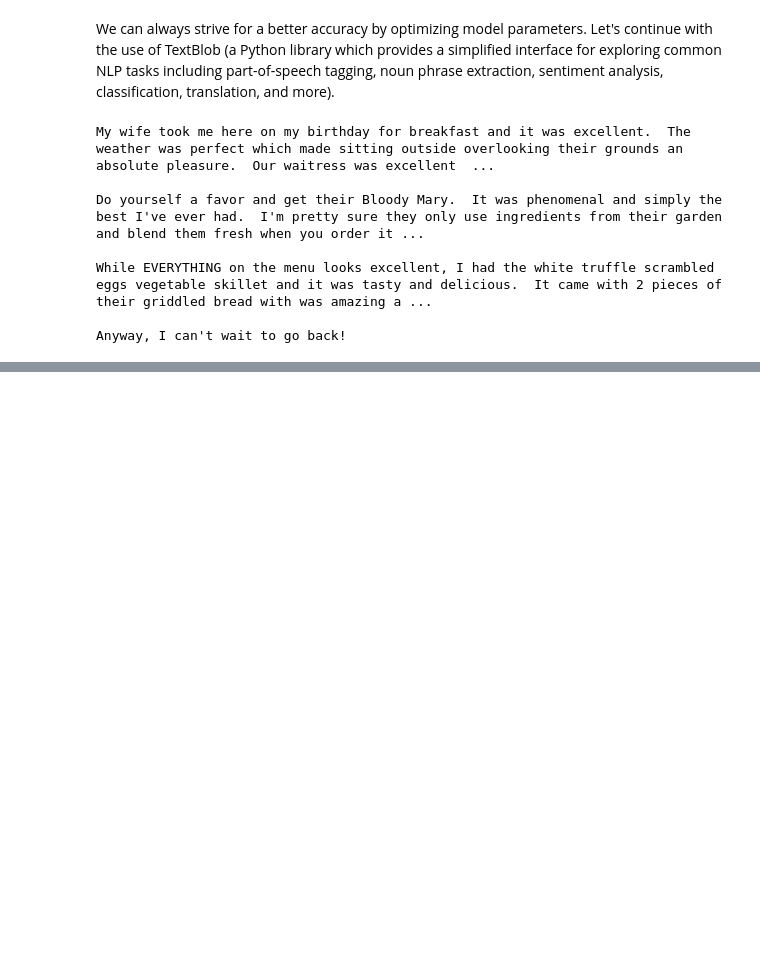
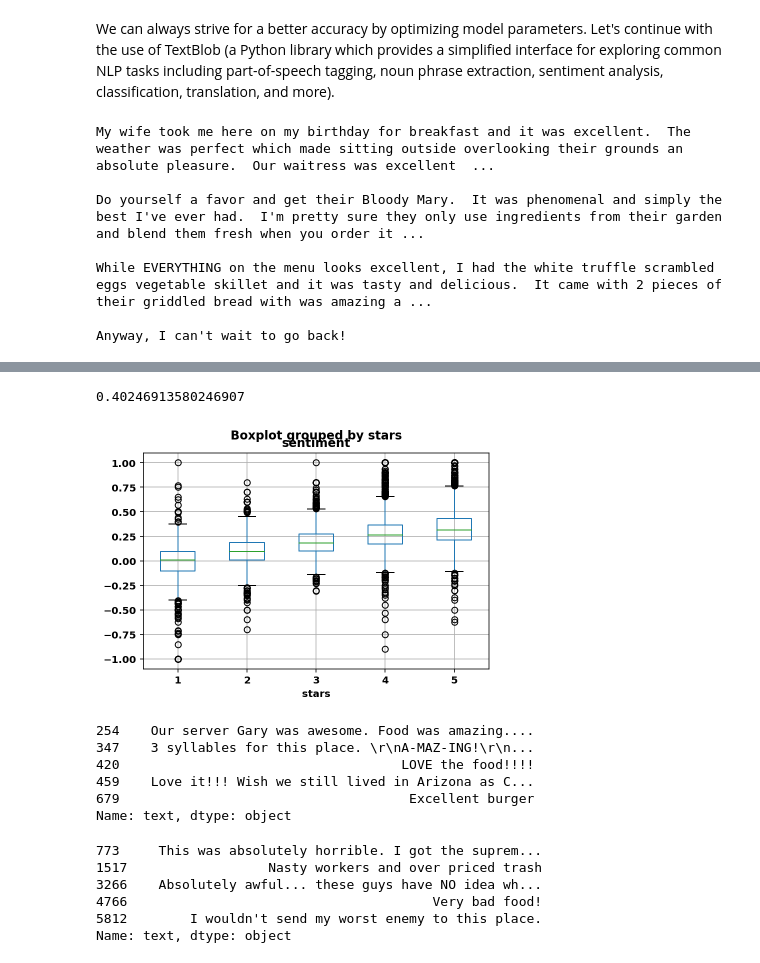
Before and after one commit to Andaluz/Data_Science, a Jupyter notebook: Natural_Language_Processing.ipynb, the cells around one changed output, grey strips where cells are left out. Cells and saved outputs as stored; diff of their text form; code cells hidden in the pictures; blank space fills up the shorter version.

```diff
--- a/Natural_Language_Processing.ipynb
+++ b/Natural_Language_Processing.ipynb
@@ -300,0 +485,37 @@ Anyway, I can't wait to go back!
+# %%
+# Let's check out the polarity of the review (-1 (most negative) to 1 (most positive)) #
+review.sentiment.polarity
+# %% [output]
+0.40246913580246907
+# %%
+# Let's create a function that accepts text and returns the polarity #
+def detect_sentiment(text):
+    return TextBlob(text).sentiment.polarity
+# %%
+# Let's create a new DataFrame column for sentiment #
+yelp['sentiment'] = yelp.text.apply(detect_sentiment)
+# %%
+# Let's visualize with a box plot of sentiment grouped by stars #
+yelp.boxplot(column='sentiment', by='stars');
+# %% [output]
+[figure, added]
+# %%
+# Let's check out reviews with most positive sentiment #
+yelp[yelp.sentiment == 1].text.head()
+# %% [output]
+254    Our server Gary was awesome. Food was amazing....
+347    3 syllables for this place. \r\nA-MAZ-ING!\r\n...
+420                                    LOVE the food!!!!
+459    Love it!!! Wish we still lived in Arizona as C...
+679                                     Excellent burger
+Name: text, dtype: object
+# %%
+# Let's check out reviews with most negative sentiment #
+yelp[yelp.sentiment == -1].text.head()
+# %% [output]
+773     This was absolutely horrible. I got the suprem...
+1517                  Nasty workers and over priced trash
+3266    Absolutely awful... these guys have NO idea wh...
+4766                                       Very bad food!
+5812        I wouldn't send my worst enemy to this place.
+Name: text, dtype: object
```
Also changed, not shown: parts of 37 cells of this notebook.
